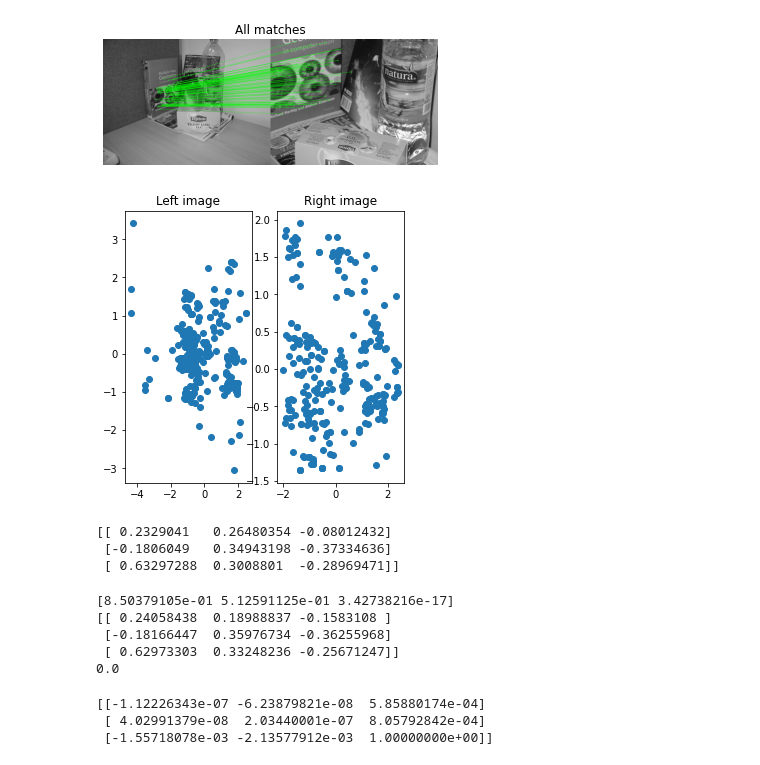
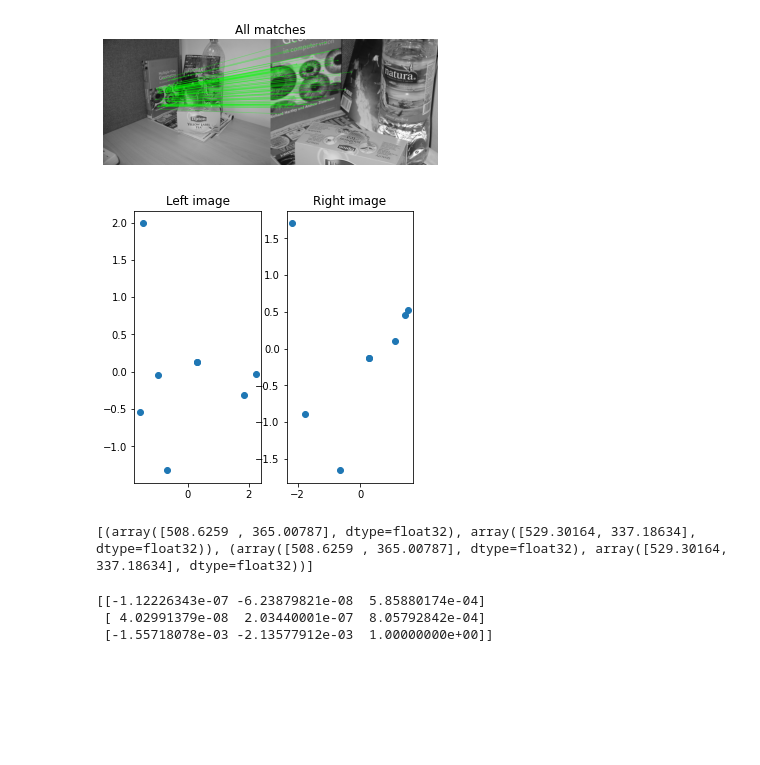
Before and after one commit to byi649/Fundamental-Matrix-Calculation, a Jupyter notebook: COMP90086_asst3_2022.ipynb, the cells around one changed output. Saved outputs shown, nothing was run; the diff lists cells and outputs as text; code cells hidden in the pictures; blank space fills up the shorter version.

```diff
--- a/COMP90086_asst3_2022.ipynb
+++ b/COMP90086_asst3_2022.ipynb
@@ -96,40 +98,59 @@ plt.show()
 # %%
 # Shift and scale pixel coordinates
 def shift_scale(pts):
     pts_clean = [x[0] for x in pts]
 
-    x_centroid = sum([x[0] for x in pts_clean])/len(pts_clean)
-    y_centroid = sum([x[1] for x in pts_clean])/len(pts_clean)
+    x_centroid = sum([x[0] for x in pts])/len(pts)
+    y_centroid = sum([x[1] for x in pts])/len(pts)
 
     pts_shifted = \
-        [[x[0] - x_centroid, x[1] - y_centroid] for x in pts_clean]
+        [[x[0] - x_centroid, x[1] - y_centroid] for x in pts]
 
     sum_distance = sum([np.sqrt(x[0]**2 + x[1]**2) for x in pts_shifted])
     avg_distance = sum_distance/len(pts_shifted)
     scale_factor = np.sqrt(2) / avg_distance
 
+    T = [[scale_factor, 0,              -scale_factor  * x_centroid],
+         [0,            scale_factor,   -scale_factor  * y_centroid],
+         [0,            0,              1]]
+
     pts_shifted_scaled = \
         [[x[0] * scale_factor, x[1] * scale_factor] for x in pts_shifted]
 
-    return pts_shifted_scaled, x_centroid, y_centroid, scale_factor
+    return pts_shifted_scaled, T
 
-ptsA_ss, ptsA_x, ptsA_y, ptsA_s = shift_scale(ptsA)
-ptsB_ss, ptsB_x, ptsB_y, ptsB_s = shift_scale(ptsB)
+def unshift_scale(F, T1, T2):
+    F = T2.transpose() @ F @ T1
+    return F
+
+def choose_random_8(ptsA, ptsB):
+    idx = random.choices(range(ptsA.shape[0]), k=8)
+    return ptsA[idx], ptsB[idx]
+
+ptsA_eight, ptsB_eight = choose_random_8(ptsA, ptsB)
+
+ptsA_clean = [x[0] for x in ptsA_eight]
+ptsB_clean = [x[0] for x in ptsB_eight]
+ptsA_int = [[int(x), int(y)] for [x, y] in ptsA_clean]
+ptsB_int = [[int(x), int(y)] for [x, y] in ptsB_clean]
+
+ptsA_ss, TA = shift_scale(ptsA_clean)
+ptsB_ss, TB = shift_scale(ptsB_clean)
 
 # Display the images
 plt.subplots(figsize=(5, 5))
 
 plt.subplot(1,2,1)
 plt.scatter([x[0] for x in ptsA_ss], [x[1] for x in ptsA_ss])
 plt.title('Left image')
 
 plt.subplot(1,2,2)
 plt.scatter([x[0] for x in ptsB_ss], [x[1] for x in ptsB_ss])
 plt.title('Right image')
 
 plt.show()
 # %% [output]
-[figure, old version]
+[figure, new version]
 # %%
 # Construct design matrix
 matrix = []
@@ -147,18 +168,29 @@ _, _, vh = np.linalg.svd(matrix)
 # Compose draft fundamental matrix
 F = [x[-1] for x in vh]
 F = np.reshape(F, (3, 3))
-# %% [output]
-[[ 0.2329041   0.26480354 -0.08012432]
- [-0.1806049   0.34943198 -0.37334636]
- [ 0.63297288  0.3008801  -0.28969471]]
 # %%
 # Perform SVD and reassemble
 u, s, vh = np.linalg.svd(F)
 s[-1] = 0
 F = u @ np.diag(s) @ vh
-# %% [output]
-[8.50379105e-01 5.12591125e-01 3.42738216e-17]
-[[ 0.24058438  0.18988837 -0.1583108 ]
- [-0.18166447  0.35976734 -0.36255968]
- [ 0.62973303  0.33248236 -0.25671247]]
-0.0
+# %%
+# Calculate outliers
+lines_A = []
+lines_B = []
+
+F_uns = unshift_scale(F, np.array(TA), np.array(TB))
+
+for i in range(len(ptsA_clean)):
+    row_B = F_uns @ np.array(np.append(ptsA_clean[i], [1])).reshape(3, 1)
+    row_A = F_uns.transpose() @ np.array(np.append(ptsB_clean[i], [1])).reshape(3, 1)
+    lines_A.append(row_A.reshape(3, 1).transpose()[0])
+    lines_B.append(row_B.reshape(3, 1).transpose()[0])
+
+inliers = []
+for i in range(len(lines_A)):
+    if (abs(np.dot(np.append(ptsA_clean[i], [1]), lines_A[i])) < 1e-1):
+        inliers.append((ptsA_clean[i], ptsB_clean[i]))
+
+print(inliers)
+# %% [output]
+[(array([508.6259 , 365.00787], dtype=float32), array([529.30164, 337.18634], dtype=float32)), (array([508.6259 , 365.00787], dtype=float32), array([529.30164, 337.18634], dtype=float32))]
```
Also changed, not shown: parts of 3 cells of this notebook.
